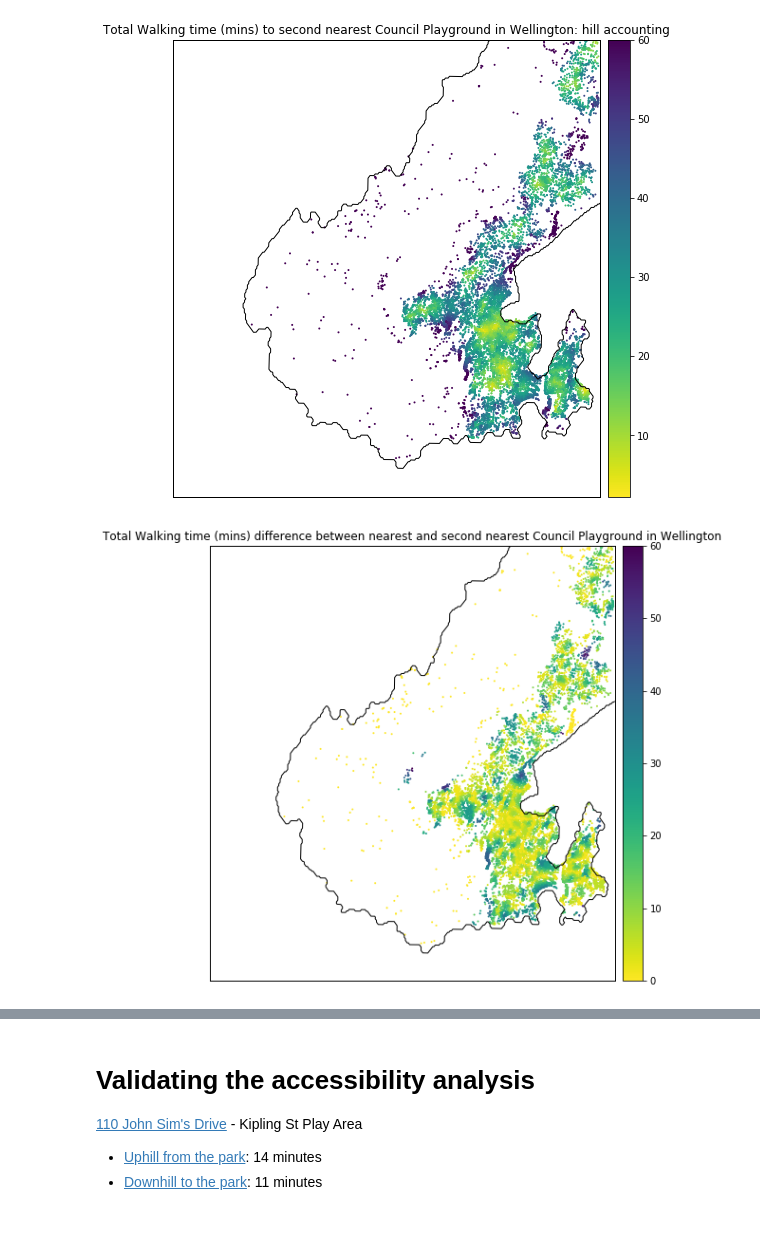
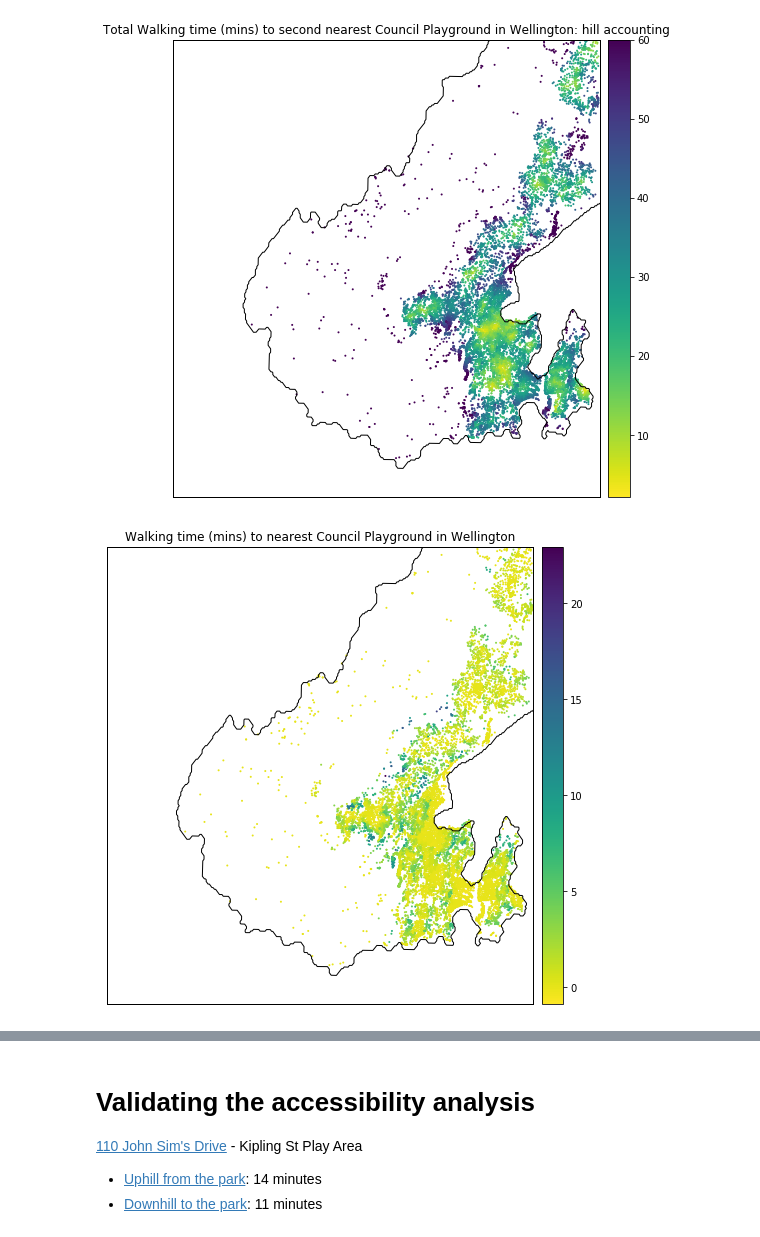
Before and after one commit to shriv/playground-pubs, a Jupyter notebook: Accessing council playgrounds.ipynb, the cells around one changed output, grey strips where cells are left out. Saved outputs shown, nothing was run; the diff lists cells and outputs as text; code cells hidden in the pictures.

Commit message:
Corrected misunderstanding elevation graph. Travel time networks now correctly split the elevation enriched multidigraph.

```diff
--- a/Accessing council playgrounds.ipynb
+++ b/Accessing council playgrounds.ipynb
@@ -295,0 +300,11 @@ plt.ylabel('Speed (km/h)');
+# %%
+G_undir = G.to_undirected()
+graph_undir_df = ox.graph_to_gdfs(G_undir)
+nodes_gdfs_undir = graph_undir_df[0]
+edges_gdfs_undir = graph_undir_df[1]
+
+# Get the inverse
+edges_gdfs_undir_inv = edges_gdfs_undir.copy()
+edges_gdfs_undir_inv['u'] = edges_gdfs_undir['v']
+edges_gdfs_undir_inv['v'] = edges_gdfs_undir['u']
+edges_gdfs_undir_inv['grade'] = -edges_gdfs_undir['grade']
@@ -336,7 +369,7 @@ playground_hills_inv_accessibility = aa.get_accessibility(network_hills_inv, wcc
 # %%
-avg_hills = (playground_hills_inv_accessibility[1] + playground_hills_accessibility[1]) / 2
-aa.plot_accessibility(network_hills, avg_hills, osm_bbox,
+total_hills_1 = (playground_hills_inv_accessibility[1] + playground_hills_accessibility[1])
+aa.plot_accessibility(network_hills, total_hills_1, osm_bbox,
                       amenity_type='Council Playground', place_name='Wellington',
                       fig_kwargs=fig_kwargs, plot_kwargs=plot_kwargs, bmap_kwargs=bmap_kwargs)
-plt.title('Walking time (mins) to nearest Council Playground in Wellington: average hilly area');
+plt.title('Total Walking time (mins) to nearest Council Playground in Wellington: hill accounting');
 # %% [output]
@@ -358,10 +383,10 @@ plt.title('Total Walking time (mins) to second nearest Council Playground in Wel
 # %% [output]
 [figure]
 # %%
-diff_hills_2 = total_hills_2 - total_hills
-aa.plot_accessibility(network_hills, diff_hills_2, osm_bbox,
+diff_hills = total_hills_1 - total_flat
+aa.plot_accessibility(network_hills, diff_hills, osm_bbox,
                       amenity_type='Council Playground', place_name='Wellington',
                       fig_kwargs=fig_kwargs, plot_kwargs=plot_kwargs, bmap_kwargs=bmap_kwargs)
-plt.title('Total Walking time (mins) difference between nearest and second nearest Council Playground in Wellington');
+plt.title('Walking time (mins) to nearest Council Playground in Wellington');
 # %% [output]
-[figure, old version]
+[figure, new version]
```
Also changed, not shown: parts of 12 cells of this notebook.
